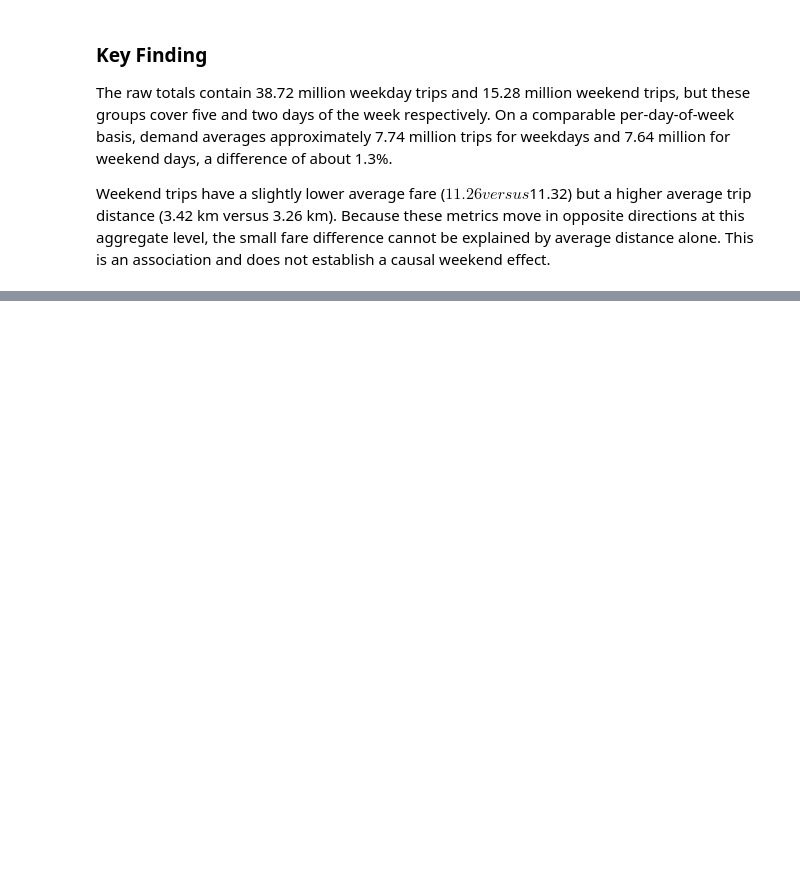
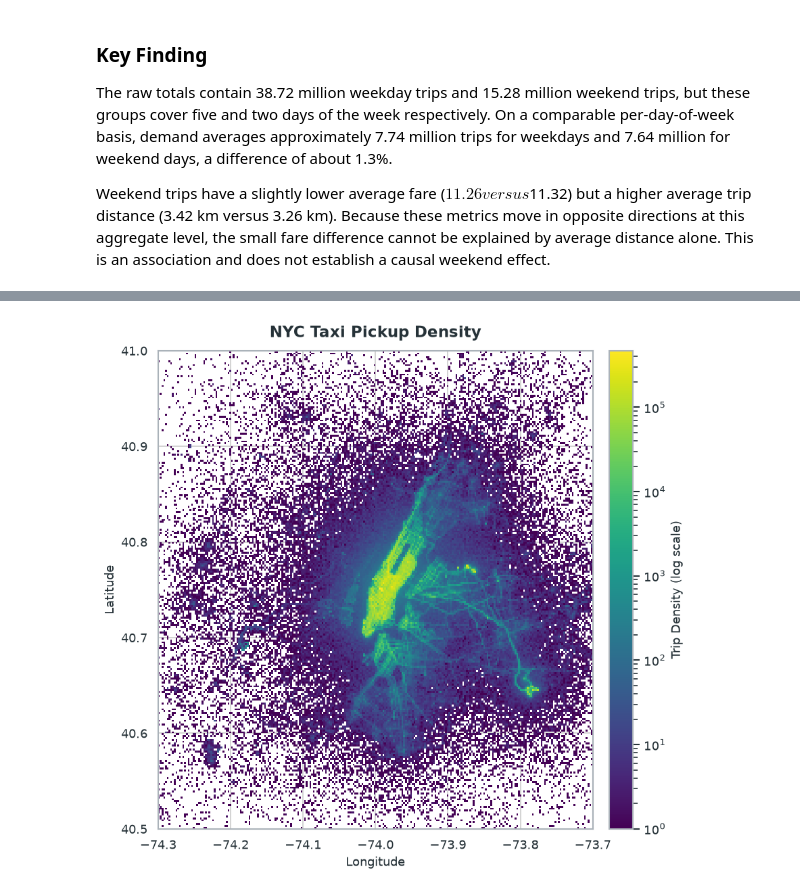
Before and after one commit to xiaochuan-hu/nyc-taxi-fare-prediction, a Jupyter notebook: notebooks/03_exploratory_data_analysis.ipynb, the cells around one changed output, grey strips where cells are left out. Saved outputs shown, nothing was run; the diff lists cells and outputs as text; code cells hidden in the pictures; blank space fills up the shorter version.

```diff
--- a/notebooks/03_exploratory_data_analysis.ipynb
+++ b/notebooks/03_exploratory_data_analysis.ipynb
@@ -1292,0 +1483,22 @@ trip coordinates.
+# %%
+shared_density_norm = create_density_norm(
+    pickup_density,
+    dropoff_density,
+)
+
+pickup_figure = plot_density(
+    pickup_density,
+    lon_edges,
+    lat_edges,
+    title="NYC Taxi Pickup Density",
+    output_path=(
+        FIGURE_DIR
+        / "pickup_trip_density.png"
+    ),
+    norm=shared_density_norm,
+)
+
+plt.show()
+plt.close(pickup_figure)
+# %% [output]
+[figure, added]
```
Also changed, not shown: parts of 21 cells of this notebook, 18 other files.
